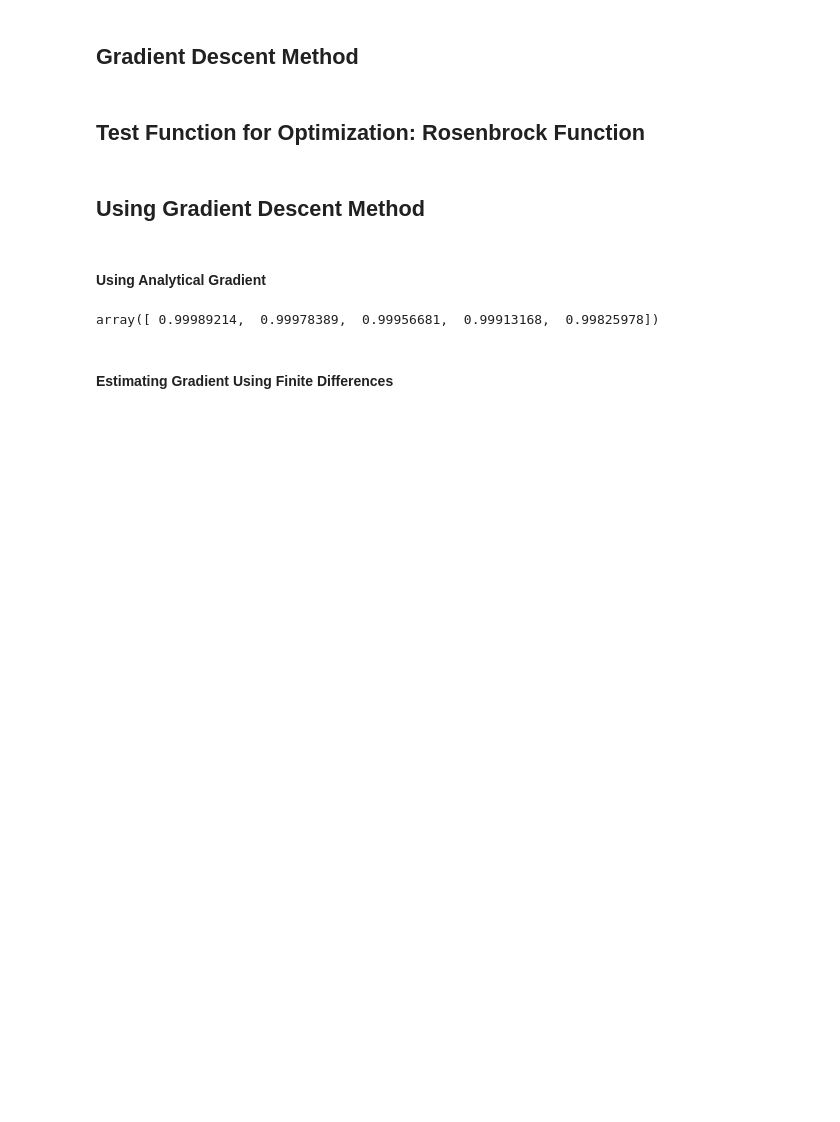
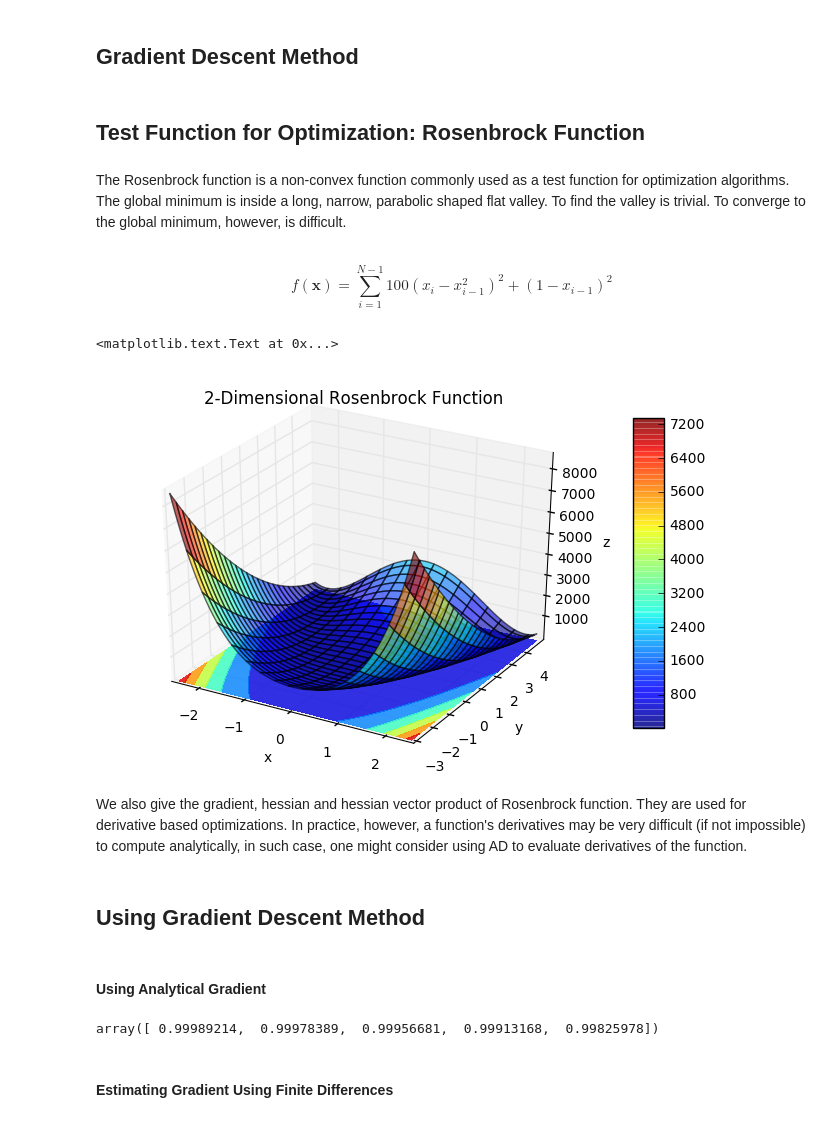
Before and after one commit to nicholashub/ForecastNY, a Jupyter notebook: Solving Optimization Problems Using Automatic Differentiation with AlgoPy.ipynb, the cells around one changed output. Drawn from its saved outputs; the diff is of its cells as text; code cells hidden in the pictures; blank space fills up the shorter version.

```diff
--- a/Solving Optimization Problems Using Automatic Differentiation with AlgoPy.ipynb
+++ b/Solving Optimization Problems Using Automatic Differentiation with AlgoPy.ipynb
@@ -81,3 +108,7 @@ class Grad_Descent():
         plt.show()
 # %% [markdown]
 ## Test Function for Optimization: Rosenbrock Function
+# %% [markdown]
+The Rosenbrock function is a non-convex function commonly used as a test function for optimization algorithms. The global minimum is inside a long, narrow, parabolic shaped flat valley. To find the valley is trivial. To converge to the global minimum, however, is difficult.
+# %% [markdown]
+$$f(\mathbf{x}) = \sum_{i=1}^{N-1} 100 (x_i - x_{i-1}^2 )^2 + (1-x_{i-1})^2$$
@@ -84 +119,19 @@ class Grad_Descent():
+# %%
+fig = plt.figure(figsize=(8, 5))
+ax = fig.gca(projection='3d')
+x, y = np.arange(-2.5, 2.5, 3e-2), np.arange(-3.0, 5.0, 3e-2)
+x, y = np.meshgrid(x, y)
+z = rosenbrock(np.array([x, y]))
+surf=ax.plot_surface(x, y, z,cmap=cm.jet, alpha=0.6)
+ax.contourf(x, y, z, offset=-200, cmap=cm.jet, alpha=0.8)
+fig.colorbar(surf, shrink=0.8, aspect=10)
+ax.set_title("2-Dimensional Rosenbrock Function")
+ax.set_xlabel('x')
+ax.set_ylabel('y')
+ax.set_zlabel('z')
+# %% [output]
+<matplotlib.text.Text at 0x...>
+[figure, added]
+# %% [markdown]
+We also give the gradient, hessian and hessian vector product of Rosenbrock function. They are used for derivative based optimizations. In practice, however, a function's derivatives may be very difficult (if not impossible) to compute analytically, in such case, one might consider using AD to evaluate derivatives of the function.
 # %%
```
Also changed, not shown: parts of 15 cells of this notebook.
